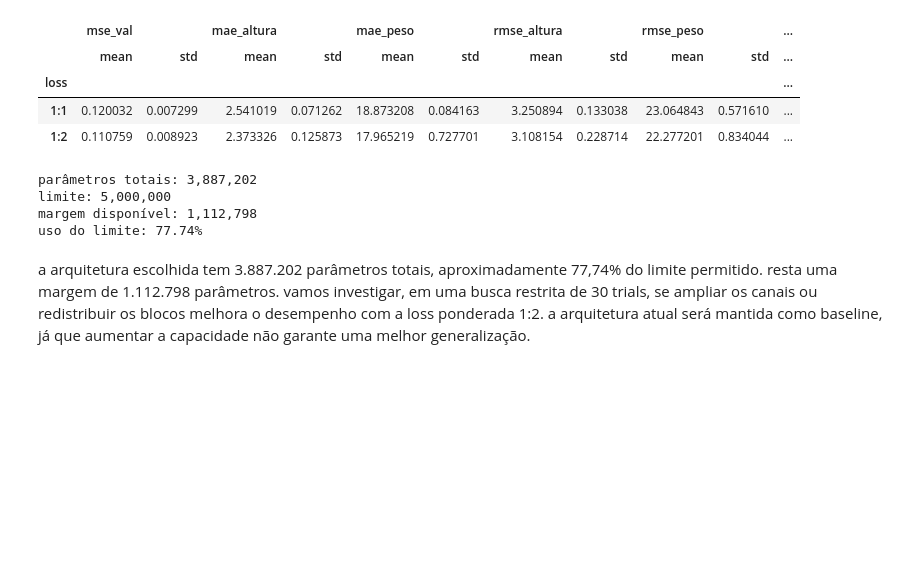
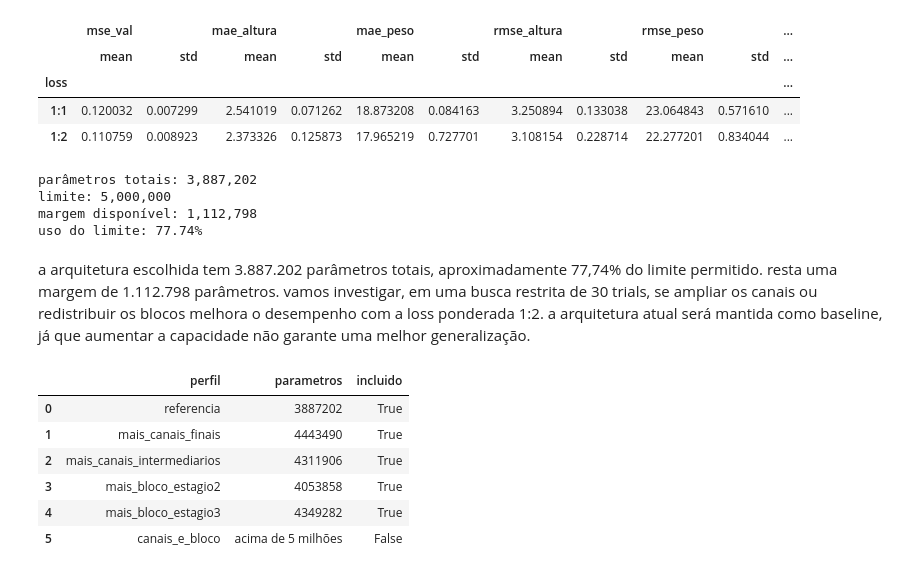
Before and after one commit to gabrielrech06/t2-deeplearning, a Jupyter notebook: t2.ipynb, the cells around one changed output. Drawn from its saved outputs; the diff is of its cells as text; code cells hidden in the pictures; blank space fills up the shorter version.

Commit message:
feat: último optuna para rodar no modelo escolhido, agora explorando mais parametros

```diff
--- a/t2.ipynb
+++ b/t2.ipynb
@@ -1752,0 +1790,50 @@ a arquitetura escolhida tem 3.887.202 parâmetros totais, aproximadamente 77,74%
+# %%
+# filtar os perfis que passam do teto de parâmetros máximo (5 MI)
+
+perfis_validos = {}
+contagens = []
+
+for nome, perfil in perfis_refinamento.items():
+    modelo_contagem = None
+
+    try:
+        config = {
+            **deepcopy(config_base_refinamento),
+            **deepcopy(perfil),
+        }
+
+        modelo_contagem = build_cnn(config)
+        parametros = modelo_contagem.count_params()
+
+        valido = parametros <= 5000000
+
+        if valido:
+            perfis_validos[nome] = deepcopy(perfil)
+
+        contagens.append({
+            "perfil": nome,
+            "parametros": parametros,
+            "incluido": valido,
+        })
+
+    except LimiteParametrosError:
+        contagens.append({
+            "perfil": nome,
+            "parametros": "acima de 5 milhões",
+            "incluido": False,
+        })
+
+    finally:
+        del modelo_contagem
+        tf.keras.backend.clear_session()
+        gc.collect()
+
+pd.DataFrame(contagens)
+# %% [output]
+|  | perfil | parametros | incluido |
+| 0 | referencia | 3887202 | True |
+| 1 | mais_canais_finais | 4443490 | True |
+| 2 | mais_canais_intermediarios | 4311906 | True |
+| 3 | mais_bloco_estagio2 | 4053858 | True |
+| 4 | mais_bloco_estagio3 | 4349282 | True |
+| 5 | canais_e_bloco | acima de 5 milhões | False |
```
Also changed, not shown: parts of 7 cells of this notebook, 1 other file.
